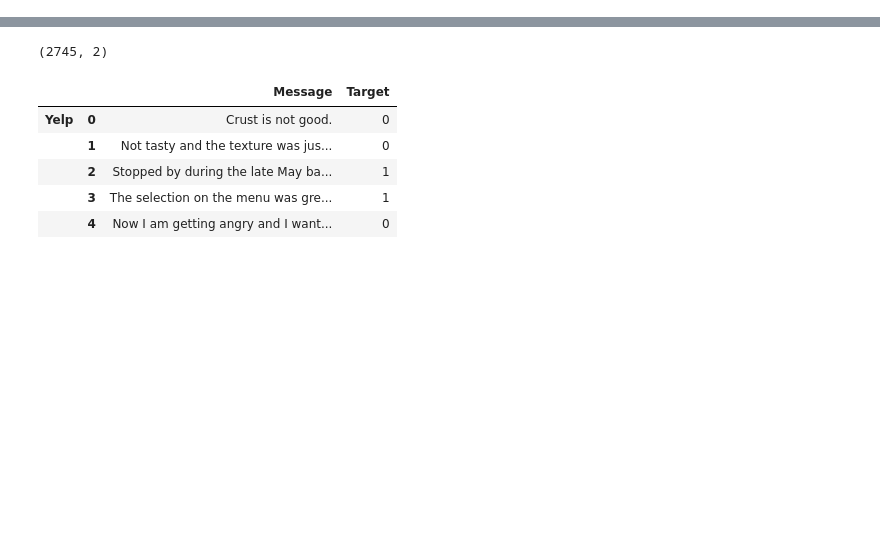
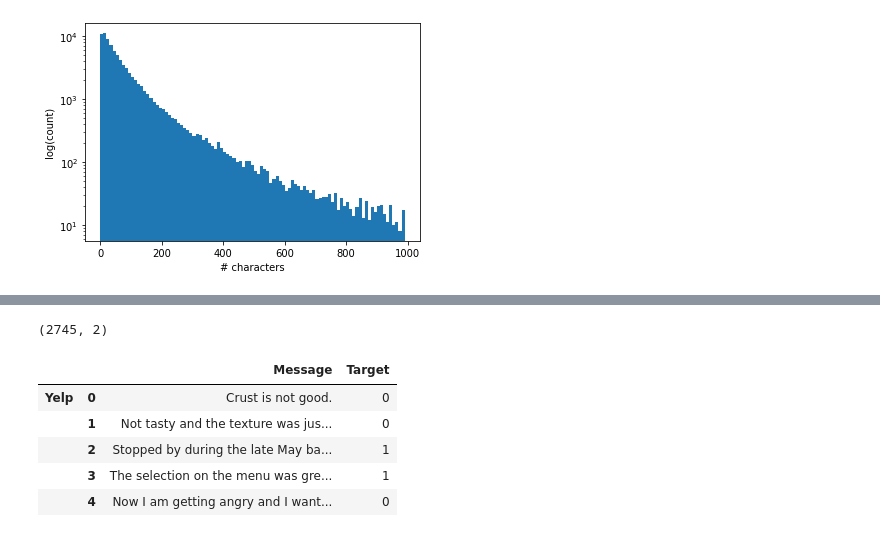
Before and after one commit to mtv2101/insight_2020a_project, a Jupyter notebook: Activated_Insights_consulting/topic_model_prototyping.ipynb, the cells around one changed output, grey strips where cells are left out. Cells and saved outputs as stored; diff of their text form; code cells hidden in the pictures; blank space fills up the shorter version.

```diff
--- a/Activated_Insights_consulting/topic_model_prototyping.ipynb
+++ b/Activated_Insights_consulting/topic_model_prototyping.ipynb
@@ -35,3 +39,15 @@ with open(yelp_business_datapath) as fl:
         if i+1 >= num_entries:
             break
 df = pd.DataFrame(users)
+# %%
+# IMPORT ACTIVATED INSIGHTS DATA
+
+survey_path_1 = '/home/matt_valley/PycharmProjects/insight_2020a_project/Activated_Insights_consulting/AI_survey_data/2017 to mid 2018 comments.csv'
+survey_path_2 = '/home/matt_valley/PycharmProjects/insight_2020a_project/Activated_Insights_consulting/AI_survey_data/2018 to mid 2019 comments.csv'
+
+df = pd.read_csv(survey_path_1, header=1)
+#df2 = pd.read_csv(survey_path_2, header=1)
+# %%
+print(len(df))
+df = df.dropna(how='any')
+print(len(df))
@@ -38,3 +67,14 @@ df = pd.DataFrame(users)
+# %%
+text_clean = [len(t) for t in df.text.values]
+
+fig,ax = plt.subplots(1,1)
+ax.hist(text_clean, np.arange(0,1000,10))
+ax.set_yscale('log')
+ax.set_ylabel('log(count)')
+ax.set_xlabel('# characters')
+plt.savefig('fig.png')
+# %% [output]
+[figure, added]
 # %%
 # load spacy model
 
```
Also changed, not shown: parts of 26 cells of this notebook.
